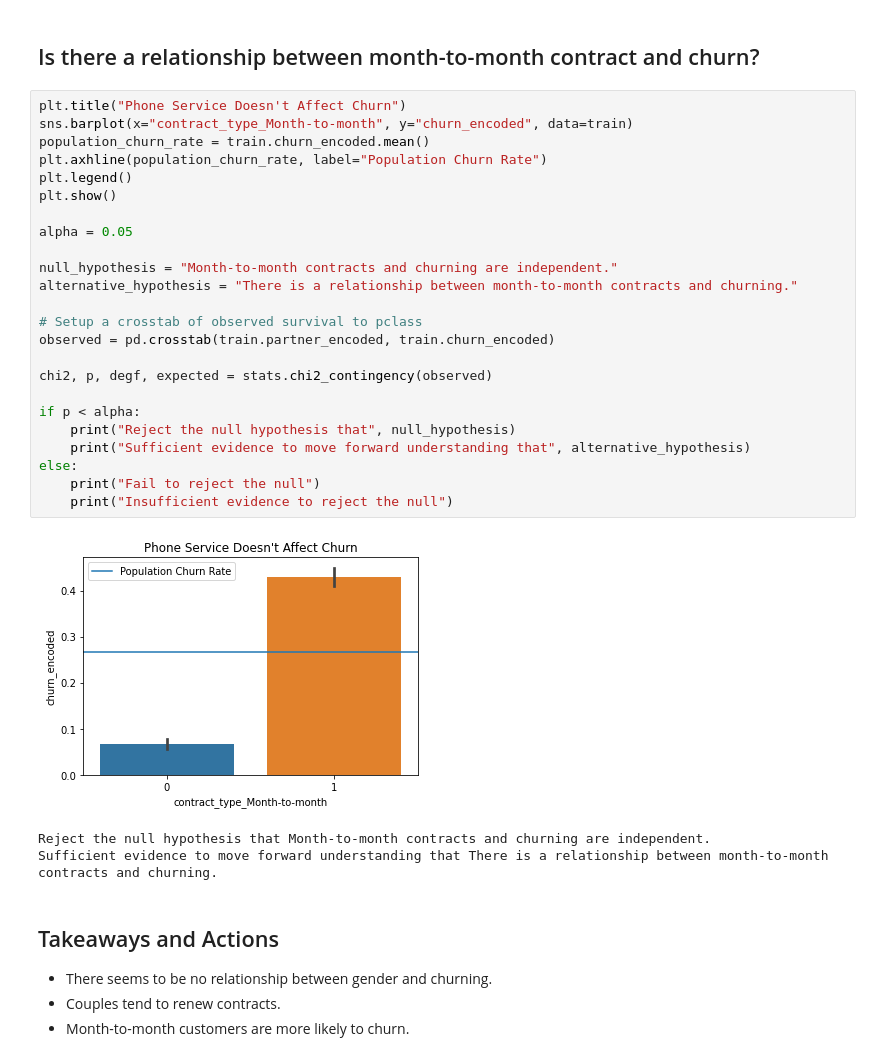
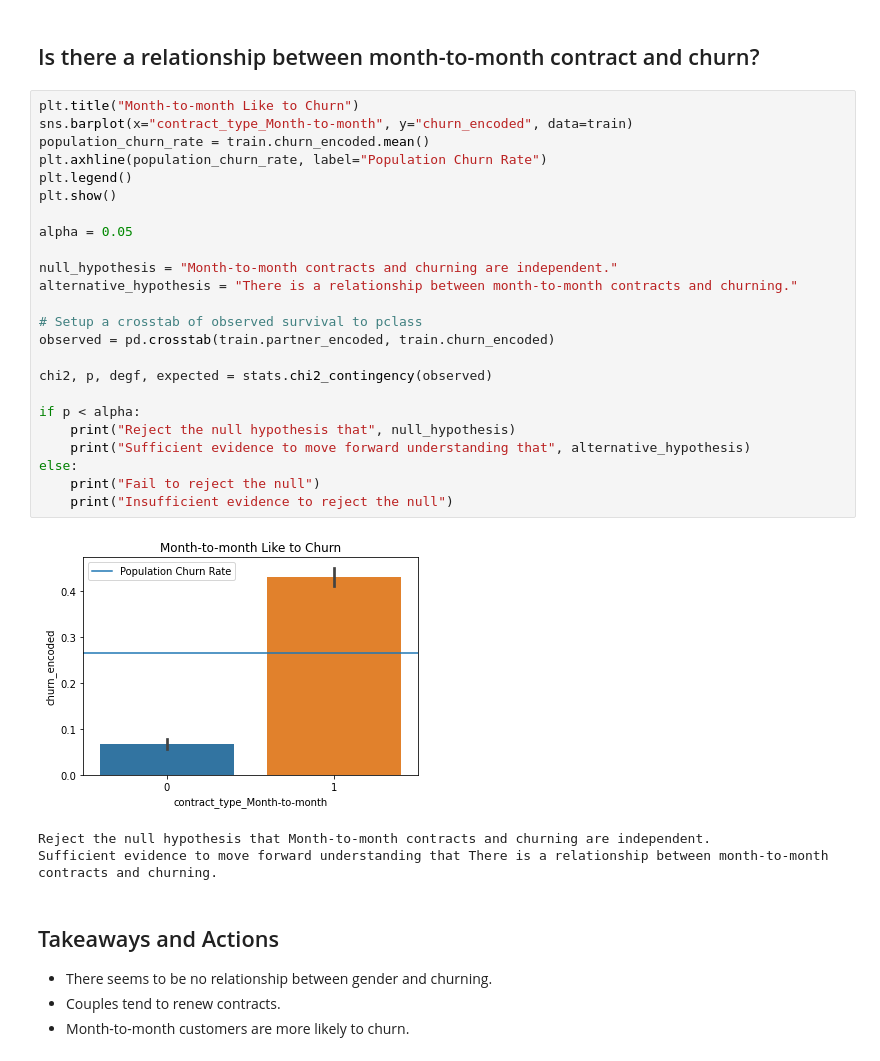
Before and after one commit to brentschriver/classification-exercises, a Jupyter notebook: Classification Project.ipynb, the cells around one changed output. Cells and saved outputs as stored; diff of their text form.

```diff
--- a/Classification Project.ipynb
+++ b/Classification Project.ipynb
@@ -153,31 +153,31 @@ Sufficient evidence to move forward understanding that There is a relationship b
 # %% [markdown]
 ## Is there a relationship between month-to-month contract and churn?
 # %%
-plt.title("Phone Service Doesn't Affect Churn")
+plt.title("Month-to-month Like to Churn")
 sns.barplot(x="contract_type_Month-to-month", y="churn_encoded", data=train)
 population_churn_rate = train.churn_encoded.mean()
 plt.axhline(population_churn_rate, label="Population Churn Rate")
 plt.legend()
 plt.show()
 
 alpha = 0.05
 
 null_hypothesis = "Month-to-month contracts and churning are independent."
 alternative_hypothesis = "There is a relationship between month-to-month contracts and churning."
 
 # Setup a crosstab of observed survival to pclass
 observed = pd.crosstab(train.partner_encoded, train.churn_encoded)
 
 chi2, p, degf, expected = stats.chi2_contingency(observed)
 
 if p < alpha:
     print("Reject the null hypothesis that", null_hypothesis)
     print("Sufficient evidence to move forward understanding that", alternative_hypothesis)
 else:
     print("Fail to reject the null")
     print("Insufficient evidence to reject the null")
 # %% [output]
-[figure, old version]
+[figure, new version]
 Reject the null hypothesis that Month-to-month contracts and churning are independent.
 Sufficient evidence to move forward understanding that There is a relationship between month-to-month contracts and churning.
 # %% [markdown]
```
Also changed, not shown: parts of 3 cells of this notebook, 1 other file.
